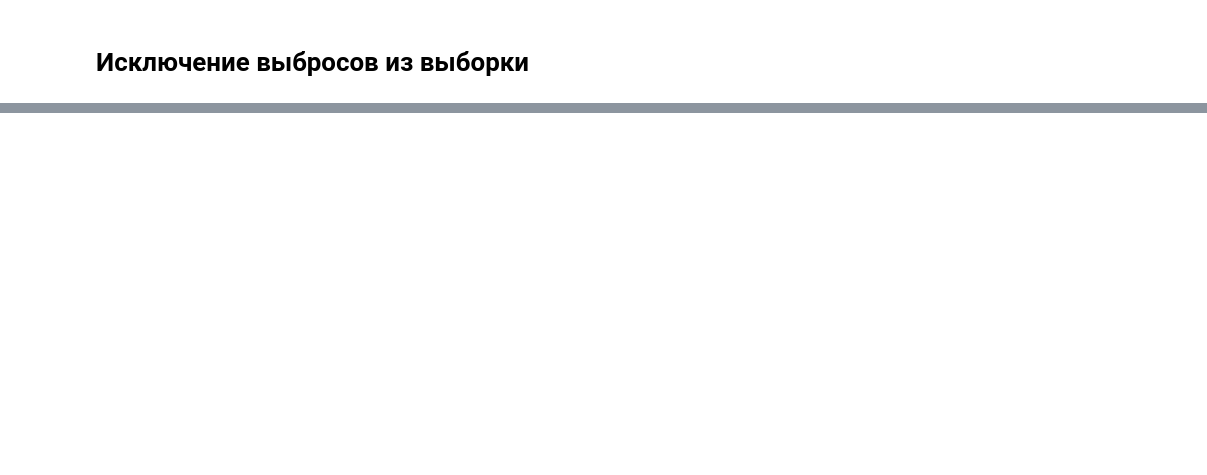
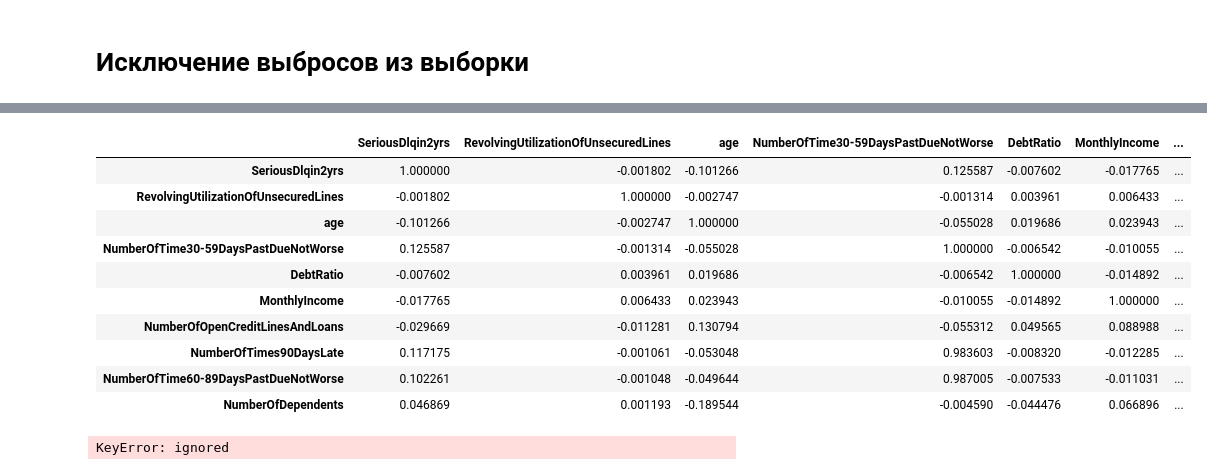
Before and after one commit to ErikLens/CrScoringMay2023, a Jupyter notebook: CrScoring_team5_Ed.ipynb, the cells around one changed output, grey strips where cells are left out. Cells and saved outputs as stored; diff of their text form; code cells hidden in the pictures; blank space fills up the shorter version.

```diff
--- a/CrScoring_team5_Ed.ipynb
+++ b/CrScoring_team5_Ed.ipynb
@@ -432,0 +470,19 @@ data.to_csv("Credit_scoring_team5_E.csv", index=False)
+# %%
+corr = data2.corr() # строим матрицу корреляций
+corr.style.background_gradient(cmap='coolwarm')
+# %% [output]
+|  | SeriousDlqin2yrs | RevolvingUtilizationOfUnsecuredLines | age | NumberOfTime30-59DaysPastDueNotWorse | DebtRatio | MonthlyIncome | ... |
+| SeriousDlqin2yrs | 1.000000 | -0.001802 | -0.101266 | 0.125587 | -0.007602 | -0.017765 | ... |
+| RevolvingUtilizationOfUnsecuredLines | -0.001802 | 1.000000 | -0.002747 | -0.001314 | 0.003961 | 0.006433 | ... |
+| age | -0.101266 | -0.002747 | 1.000000 | -0.055028 | 0.019686 | 0.023943 | ... |
+| NumberOfTime30-59DaysPastDueNotWorse | 0.125587 | -0.001314 | -0.055028 | 1.000000 | -0.006542 | -0.010055 | ... |
+| DebtRatio | -0.007602 | 0.003961 | 0.019686 | -0.006542 | 1.000000 | -0.014892 | ... |
+| MonthlyIncome | -0.017765 | 0.006433 | 0.023943 | -0.010055 | -0.014892 | 1.000000 | ... |
+| NumberOfOpenCreditLinesAndLoans | -0.029669 | -0.011281 | 0.130794 | -0.055312 | 0.049565 | 0.088988 | ... |
+| NumberOfTimes90DaysLate | 0.117175 | -0.001061 | -0.053048 | 0.983603 | -0.008320 | -0.012285 | ... |
+| NumberOfTime60-89DaysPastDueNotWorse | 0.102261 | -0.001048 | -0.049644 | 0.987005 | -0.007533 | -0.011031 | ... |
+| NumberOfDependents | 0.046869 | 0.001193 | -0.189544 | -0.004590 | -0.044476 | 0.066896 | ... |
+# %%
+data2 = data2.drop(['NumberOfTimes90DaysLate','NumberOfTime30-59DaysPastDueNotWorse'],axis=1)
+# %% [output]
+KeyError: ignored
```
Also changed, not shown: parts of 14 cells of this notebook.
